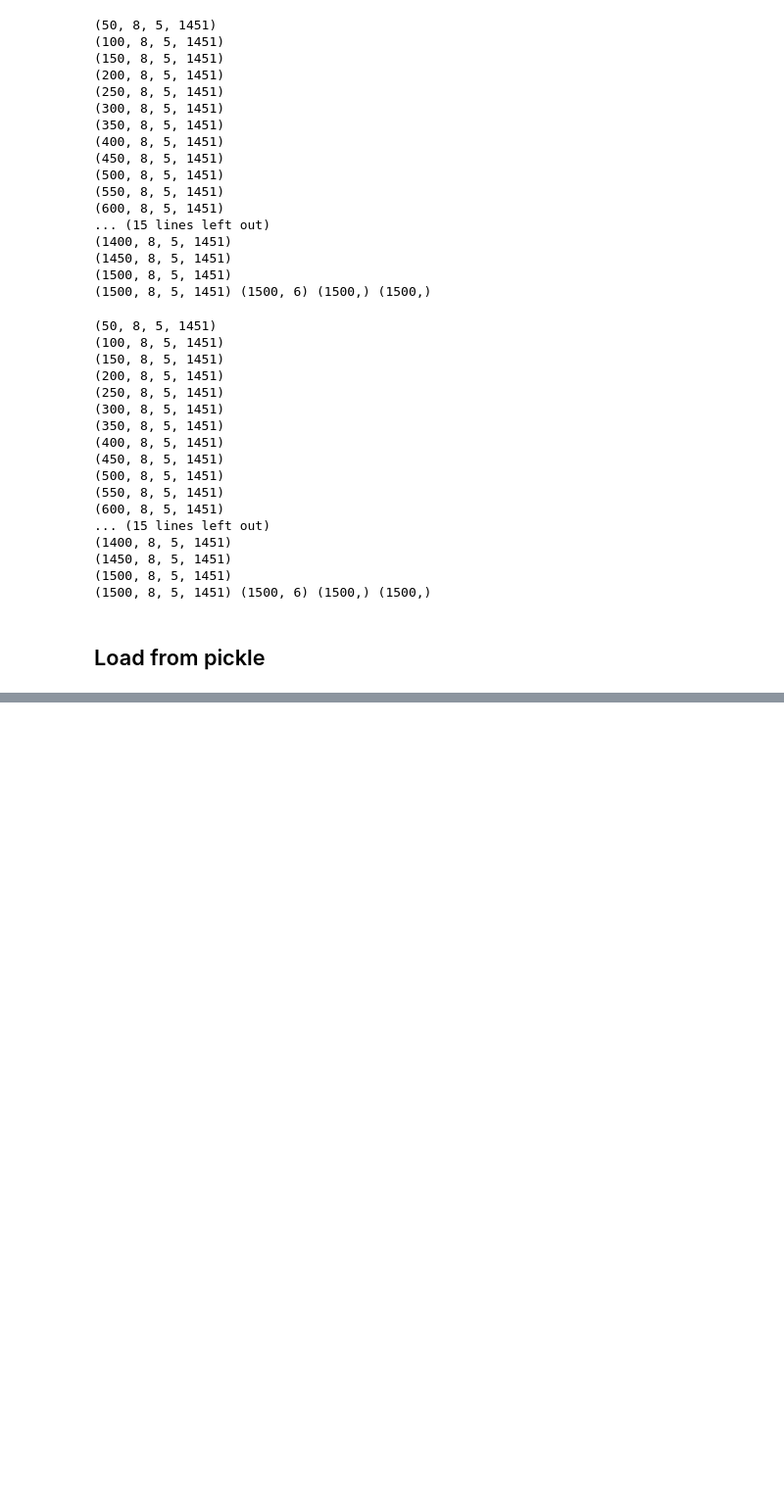
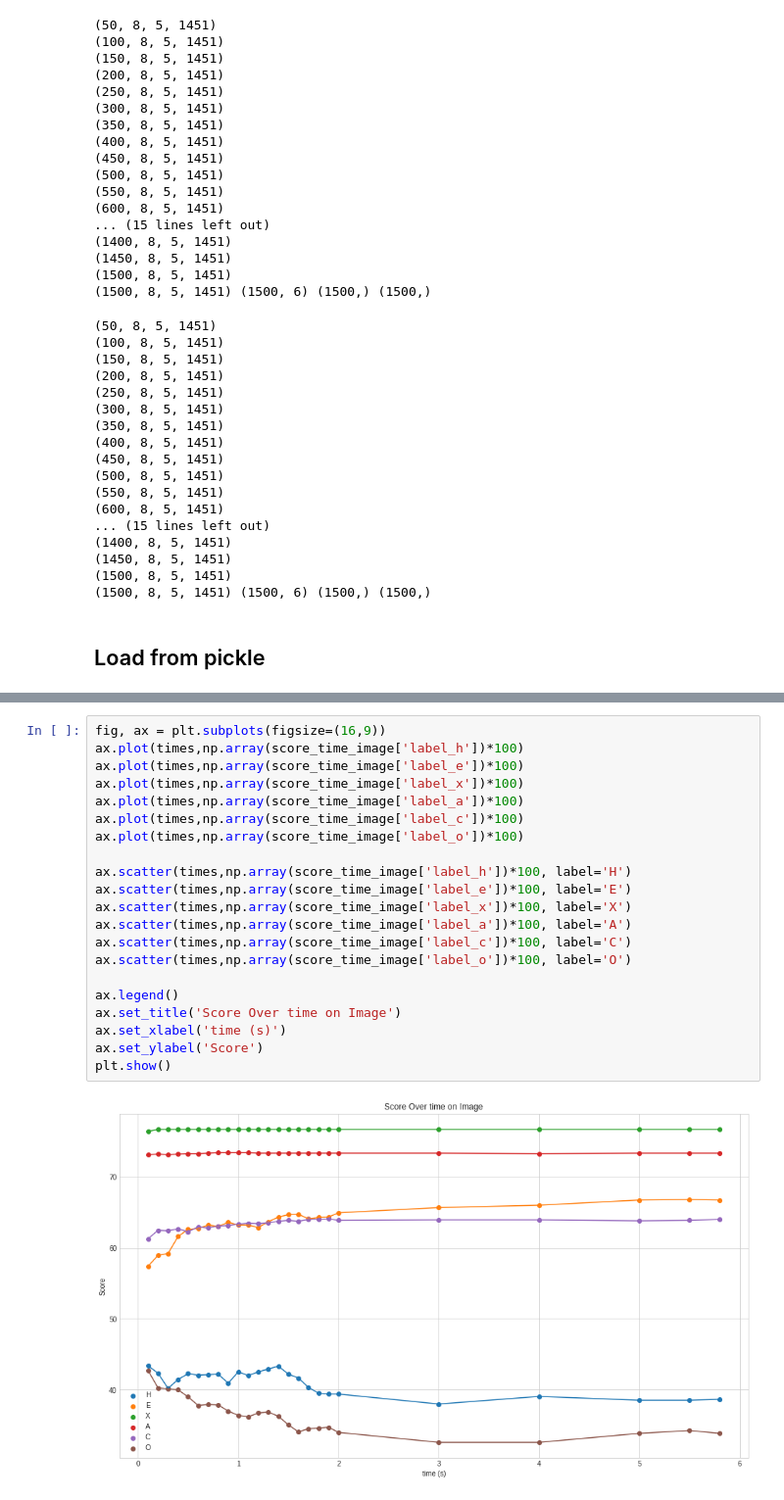
Before and after one commit to akraradets/2021JanHCI, a Jupyter notebook: 3-preprocess/4-Hypothesis2.ipynb, the cells around one changed output, grey strips where cells are left out. Shown at 98% size. Drawn from its saved outputs; the diff is of its cells as text; blank space fills up the shorter version.

```diff
--- a/3-preprocess/4-Hypothesis2.ipynb
+++ b/3-preprocess/4-Hypothesis2.ipynb
@@ -270,3 +276,26 @@ plt.show()
+# %%
+fig, ax = plt.subplots(figsize=(16,9))
+ax.plot(times,np.array(score_time_image['label_h'])*100)
+ax.plot(times,np.array(score_time_image['label_e'])*100)
+ax.plot(times,np.array(score_time_image['label_x'])*100)
+ax.plot(times,np.array(score_time_image['label_a'])*100)
+ax.plot(times,np.array(score_time_image['label_c'])*100)
+ax.plot(times,np.array(score_time_image['label_o'])*100)
+
+ax.scatter(times,np.array(score_time_image['label_h'])*100, label='H')
+ax.scatter(times,np.array(score_time_image['label_e'])*100, label='E')
+ax.scatter(times,np.array(score_time_image['label_x'])*100, label='X')
+ax.scatter(times,np.array(score_time_image['label_a'])*100, label='A')
+ax.scatter(times,np.array(score_time_image['label_c'])*100, label='C')
+ax.scatter(times,np.array(score_time_image['label_o'])*100, label='O')
+
+ax.legend()
+ax.set_title('Score Over time on Image')
+ax.set_xlabel('time (s)')
+ax.set_ylabel('Score')
+plt.show()
+# %% [output]
+[figure, added]
 # %%
 with open(f'data_extract_raw/audio_X.pickle', "rb") as handle:
     X = pickle.load(handle)
```
Also changed, not shown: parts of 9 cells of this notebook.
